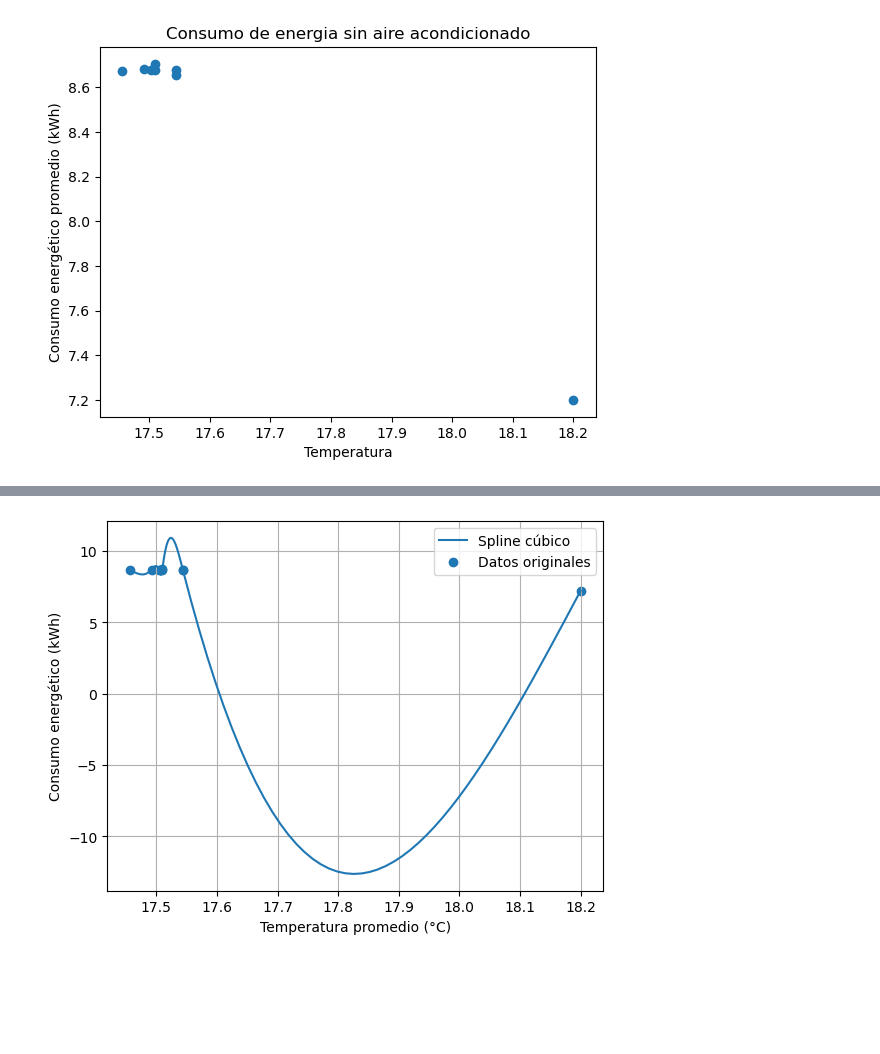
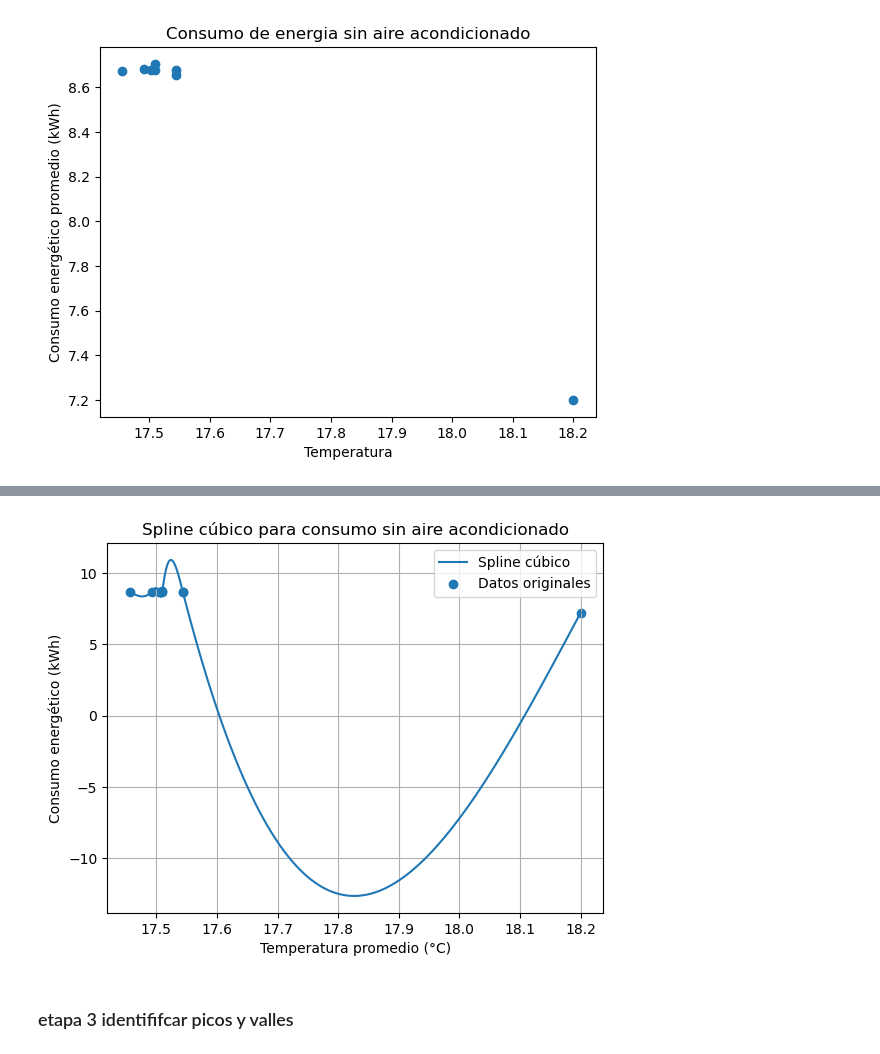
Before and after one commit to Miguelx28/M-todos-Num-ricos-2025-b, a Jupyter notebook: Codigo/filtrar_datos_aire.ipynb, the cells around one changed output, grey strips where cells are left out. Saved outputs shown, nothing was run; the diff lists cells and outputs as text; code cells hidden in the pictures; blank space fills up the shorter version.

```diff
--- a/Codigo/filtrar_datos_aire.ipynb
+++ b/Codigo/filtrar_datos_aire.ipynb
@@ -212,11 +238,14 @@ plt.show()
 # %%
 plt.figure()
 plt.plot(x_spline_no_aire, y_spline_no_aire, label="Spline cúbico")
 plt.scatter(puntos_no_aire_x, puntos_no_aire_y, label="Datos originales")
 plt.xlabel("Temperatura promedio (°C)")
 plt.ylabel("Consumo energético (kWh)")
+plt.title("Spline cúbico para consumo sin aire acondicionado")
 plt.legend()
 plt.grid(True)
 plt.show()
 # %% [output]
-[figure, old version]
+[figure, new version]
+# %% [markdown]
+### etapa 3 identififcar picos y valles
```
Also changed, not shown: parts of 6 cells of this notebook.
